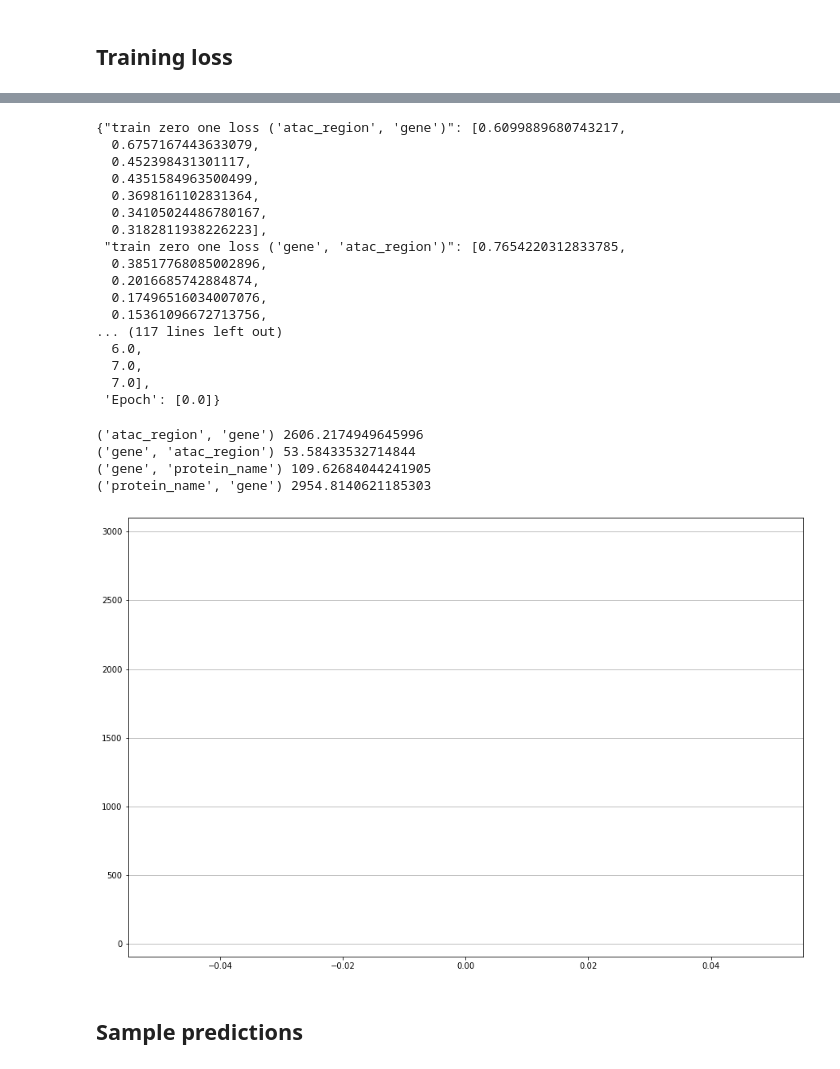
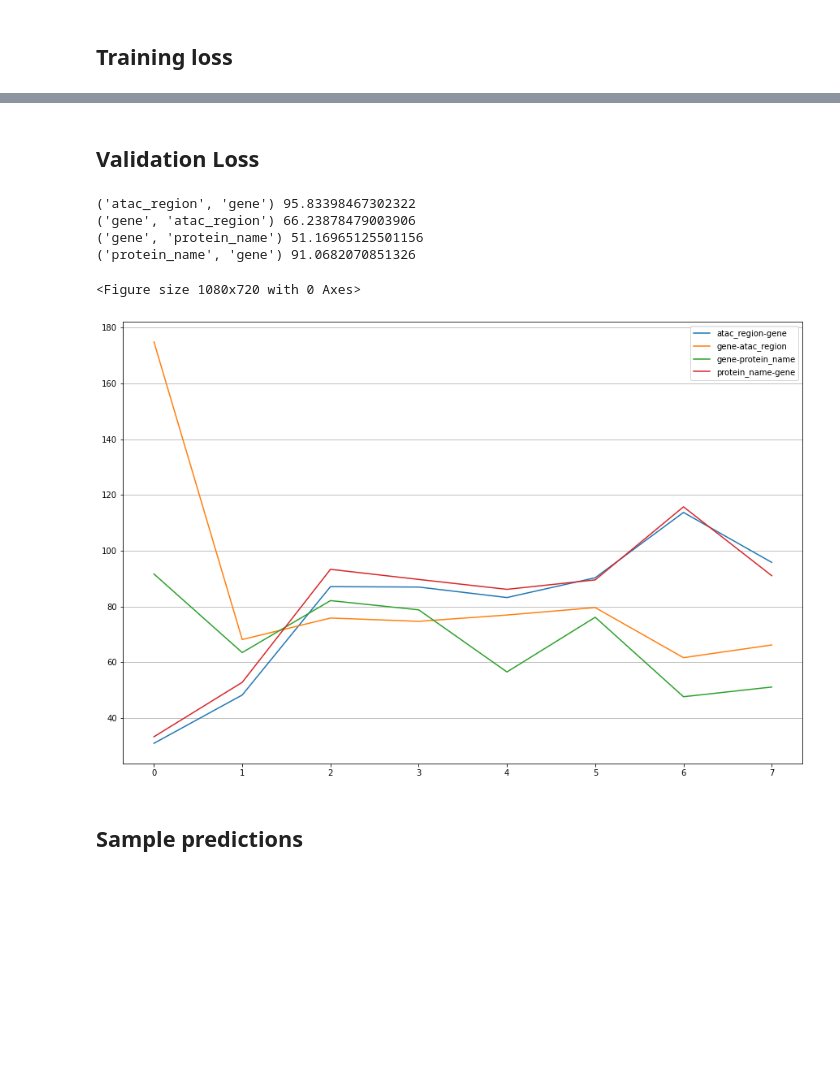
Before and after one commit to bglazer/opisca, a Jupyter notebook: training_logs.ipynb, the cells around one changed output, grey strips where cells are left out. Cells and saved outputs as stored; diff of their text form; code cells hidden in the pictures; blank space fills up the shorter version.

```diff
--- a/training_logs.ipynb
+++ b/training_logs.ipynb
@@ -158,37 +165,22 @@ for task in tasks:
-# %%
-readers['logs/train_earl_20211028-1331.log'].matches
-# %% [output]
-{"train zero one loss ('atac_region', 'gene')": [0.6099889680743217,
-  0.6757167443633079,
-  0.452398431301117,
-  0.4351584963500499,
-  0.3698161102831364,
-  0.34105024486780167,
-  0.3182811938226223],
- "train zero one loss ('gene', 'atac_region')": [0.7654220312833785,
-  0.38517768085002896,
-  0.2016685742884874,
-  0.17496516034007076,
-  0.15361096672713756,
-... (117 lines left out)
-  6.0,
-  7.0,
-  7.0],
- 'Epoch': [0.0]}
-# %%
-plt.figure(figsize=(15,10))
-plt.grid(axis='y')
-
-for task in tasks:
-    validation_loss = matches[f'validation prediction loss {task}']
-    _=plt.plot(validation_loss)
-    print(task, validation_loss[-1])
-# %% [output]
-('atac_region', 'gene') 2606.2174949645996
-('gene', 'atac_region') 53.58433532714844
-('gene', 'protein_name') 109.62684044241905
-('protein_name', 'gene') 2954.8140621185303
-[figure, removed]
+# %% [markdown]
+## Validation Loss
+# %%
+plt.figure(figsize=(15,10))
+fig,ax = plt.subplots(figsize=(15,10))
+plt.grid(axis='y')
+
+for task in tasks:
+    validation_loss = matches[f'validation prediction loss {task}']
+    _=ax.plot(validation_loss, label=f'{task[0]}-{task[1]}')
+    print(task, validation_loss[-1])
+_=ax.legend()
+# %% [output]
+('atac_region', 'gene') 95.83398467302322
+('gene', 'atac_region') 66.23878479003906
+('gene', 'protein_name') 51.16965125501156
+('protein_name', 'gene') 91.0682070851326
+<Figure size 1080x720 with 0 Axes>
+[figure, added]
 # %% [markdown]
 ## Sample predictions
 # %%
```
Also changed, not shown: parts of 28 cells of this notebook, 3 other files.
